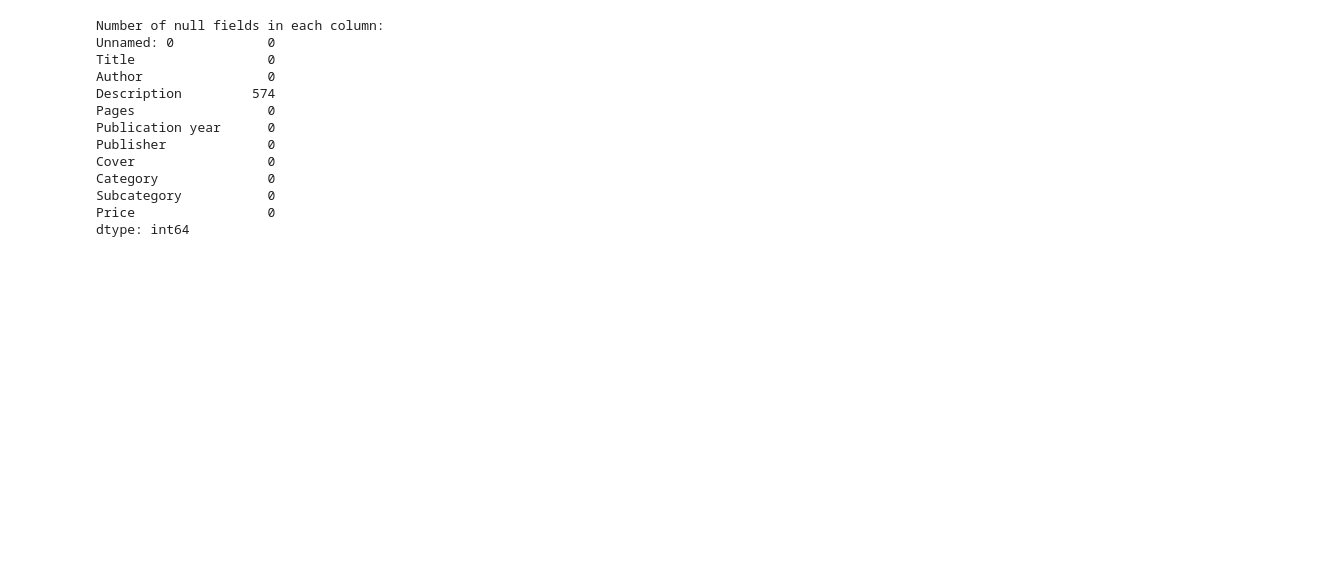
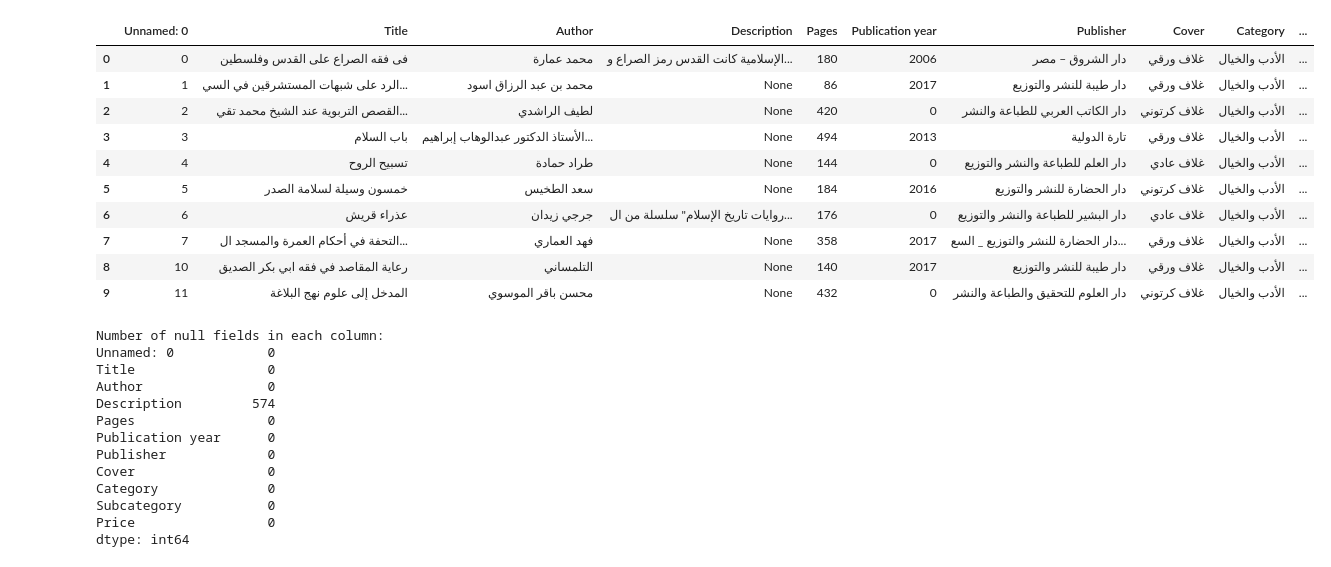
Before and after one commit to nouarif4/books, a Jupyter notebook: Dataset_Exploration_and_Preprocessing.ipynb, the cells around one changed output. Drawn from its saved outputs; the diff is of its cells as text; code cells hidden in the pictures; blank space fills up the shorter version.

```diff
--- a/Dataset_Exploration_and_Preprocessing.ipynb
+++ b/Dataset_Exploration_and_Preprocessing.ipynb
@@ -8,6 +8,21 @@ import re
 # %%
 # Load dataset
 df = pd.read_csv("jamalon dataset.csv")
+# %%
+# viewing a sample of the dataset
+df.head(10)
+# %% [output]
+|  | Unnamed: 0 | Title | Author | Description | Pages | Publication year | Publisher | Cover | Category | ... |
+| 0 | 0 | فى فقه الصراع على القدس وفلسطين | محمد عمارة | الإسلامية كانت القدس رمز الصراع و... | 180 | 2006 | دار الشروق – مصر | غلاف ورقي | الأدب والخيال | ... |
+| 1 | 1 | الرد على شبهات المستشرقين في السي... | محمد بن عبد الرزاق اسود | None | 86 | 2017 | دار طيبة للنشر والتوزيع | غلاف ورقي | الأدب والخيال | ... |
+| 2 | 2 | القصص التربوية عند الشيخ محمد تقي... | لطيف الراشدي | None | 420 | 0 | دار الكاتب العربي للطباعة والنشر | غلاف كرتوني | الأدب والخيال | ... |
+| 3 | 3 | باب السلام | الأستاذ الدكتور عبدالوهاب إبراهيم... | None | 494 | 2013 | تارة الدولية | غلاف ورقي | الأدب والخيال | ... |
+| 4 | 4 | تسبيح الروح | طراد حمادة | None | 144 | 0 | دار العلم للطباعة والنشر والتوزيع | غلاف عادي | الأدب والخيال | ... |
+| 5 | 5 | خمسون وسيلة لسلامة الصدر | سعد الطخيس | None | 184 | 2016 | دار الحضارة للنشر والتوزيع | غلاف كرتوني | الأدب والخيال | ... |
+| 6 | 6 | عذراء قريش | جرجي زيدان | روايات تاريخ الإسلام" سلسلة من ال... | 176 | 0 | دار البشير للطباعة والنشر والتوزيع | غلاف عادي | الأدب والخيال | ... |
+| 7 | 7 | التحفة في أحكام العمرة والمسجد ال... | فهد العماري | None | 358 | 2017 | دار الحضارة للنشر والتوزيع _ السع... | غلاف ورقي | الأدب والخيال | ... |
+| 8 | 10 | رعاية المقاصد في فقه ابي بكر الصديق | التلمساني | None | 140 | 2017 | دار طيبة للنشر والتوزيع | غلاف ورقي | الأدب والخيال | ... |
+| 9 | 11 | المدخل إلى علوم نهج البلاغة | محسن باقر الموسوي | None | 432 | 0 | دار العلوم للتحقيق والطباعة والنشر | غلاف كرتوني | الأدب والخيال | ... |
 # %%
 
 # Starting **EDA**
```
Also changed, not shown: parts of 3 cells of this notebook.
